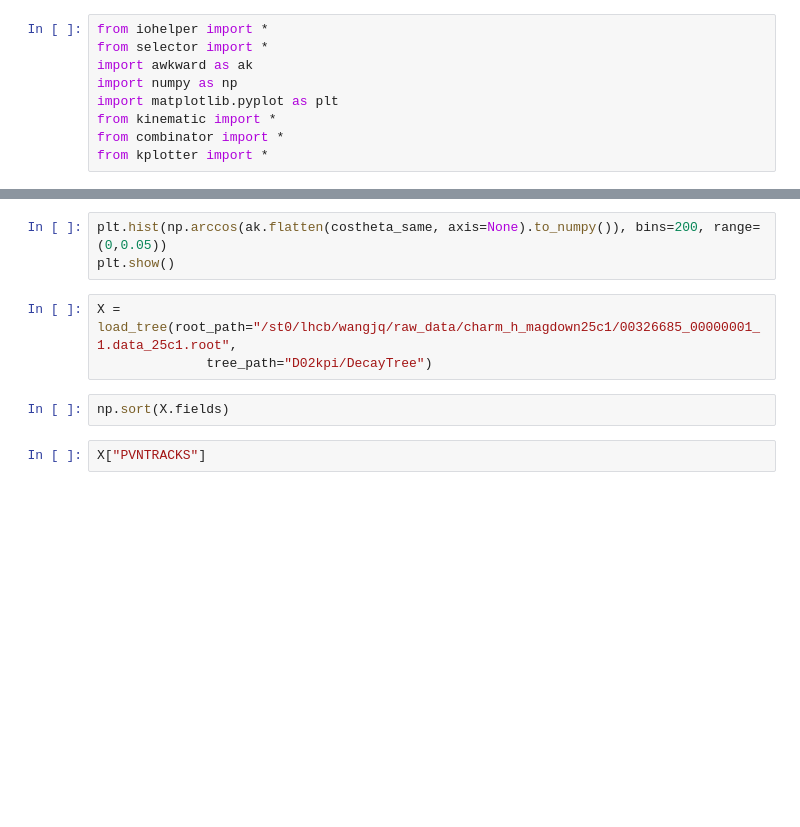
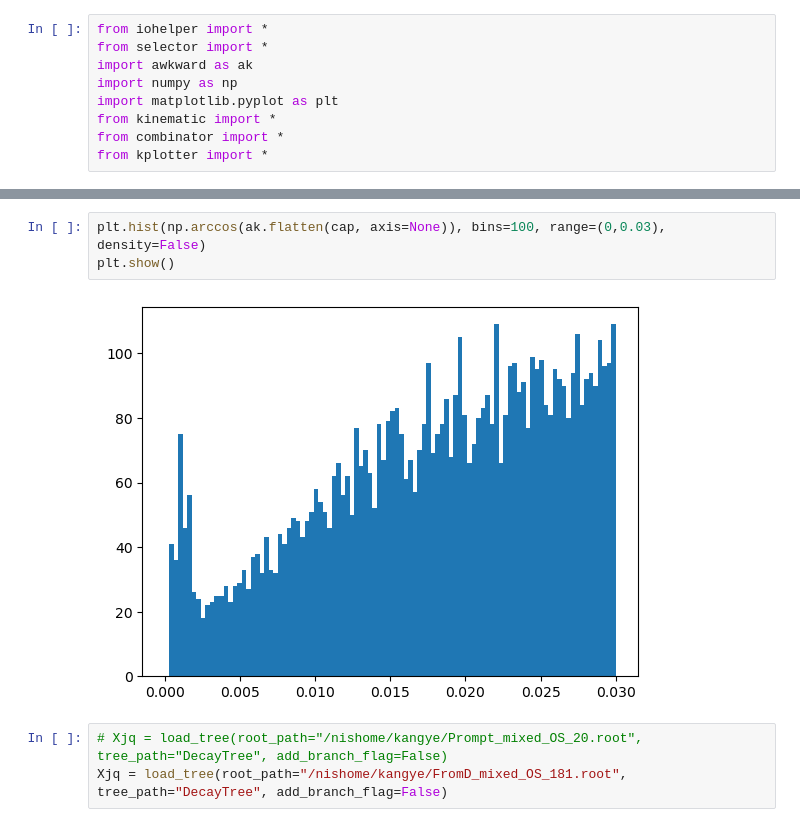
Before and after one commit to iShuYu/ppfemto, a Jupyter notebook: code/run/debug.ipynb, the cells around one changed output, grey strips where cells are left out. Drawn from its saved outputs; the diff is of its cells as text; blank space fills up the shorter version.

```diff
--- a/code/run/debug.ipynb
+++ b/code/run/debug.ipynb
@@ -32,11 +50,9 @@ costheta_same = ak.from_parquet("/nishome/kangye/data_kangye/ppfemto/kstar/same/
 # %%
-plt.hist(np.arccos(ak.flatten(costheta_same, axis=None).to_numpy()), bins=200, range=(0,0.05))
+plt.hist(np.arccos(ak.flatten(cap, axis=None)), bins=100, range=(0,0.03), density=False)
 plt.show()
+# %% [output]
+[figure, added]
-# %%
-X = load_tree(root_path="/st0/lhcb/wangjq/raw_data/charm_h_magdown25c1/00326685_00000001_1.data_25c1.root",
-              tree_path="D02kpi/DecayTree")
-# %%
-np.sort(X.fields)
-# %%
-X["PVNTRACKS"]
+# %%
+# Xjq = load_tree(root_path="/nishome/kangye/Prompt_mixed_OS_20.root", tree_path="DecayTree", add_branch_flag=False)
+Xjq = load_tree(root_path="/nishome/kangye/FromD_mixed_OS_181.root", tree_path="DecayTree", add_branch_flag=False)
 # %%
```
Also changed, not shown: parts of 9 cells of this notebook, 7 other files.
